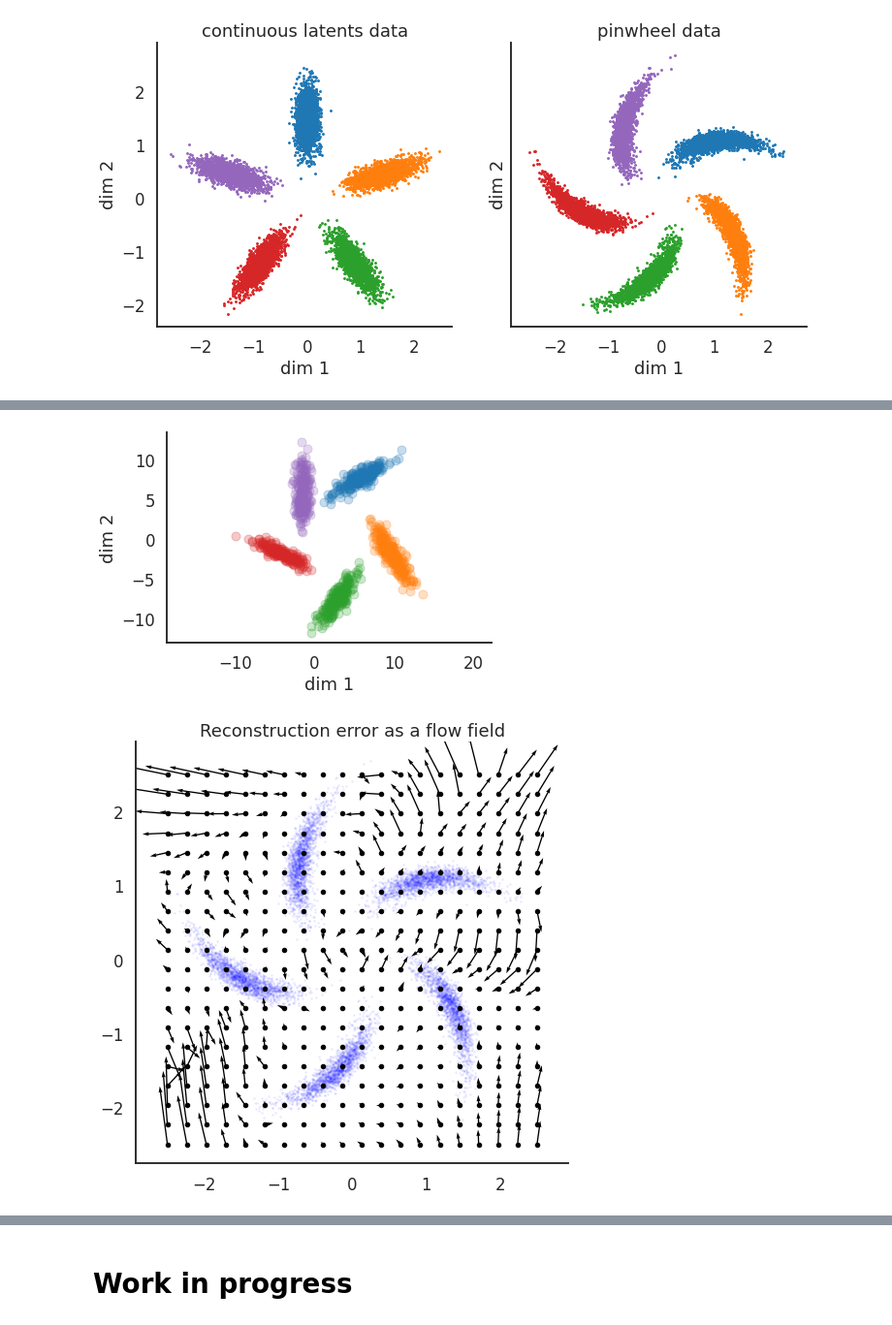
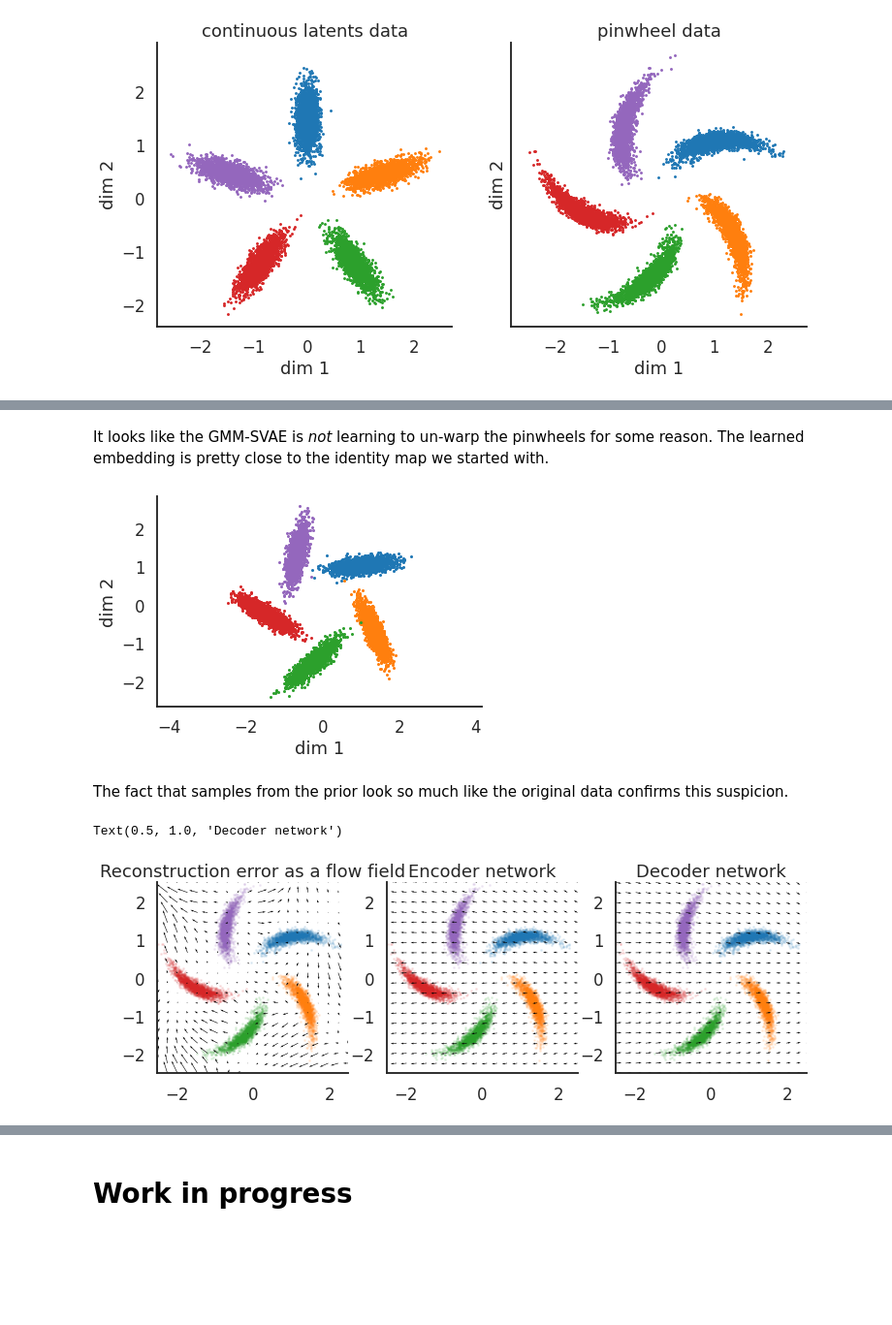
Before and after one commit to lindermanlab/hackathons, a Jupyter notebook: structured-vae.ipynb, the cells around one changed output, grey strips where cells are left out. Shown at 97% size. Cells and saved outputs as stored; diff of their text form; code cells hidden in the pictures; blank space fills up the shorter version.

```diff
--- a/structured-vae.ipynb
+++ b/structured-vae.ipynb
@@ -993,13 +1008,19 @@ elbos, params, posterior = gmm.fit(
 # Plot the ELBOs.
 fig, axs = plt.subplots(1, 2, figsize=(10, 5))
 axs[0].plot(elbos)
-axs[1].plot(elbos)
-axs[1].set_ylim(-10, 0)
+axs[0].set_ylim(-10, 0)
+axs[0].set_ylabel("elbo")
+
+axs[1].plot(kls, label="KL to prior")
+axs[1].plot(elbos + kls, label="expected LL")
+axs[1].set_ylim(-5, 5)
+axs[1].set_ylabel("elbo")
+axs[1].legend(loc="lower right")
 
 for ax in axs:
     ax.set_xlabel("iteration")
-    ax.set_ylabel("elbo")
     sns.despine(ax=ax)
+    ax.grid(True)
 
 plt.tight_layout()
 # %% [output]
@@ -1021,9 +1042,7 @@ p_z, p_xs = gmm.prior(params[0])
 posterior = gmm.infer(params, data)
 q_z, q_x = posterior.q_z, posterior.q_x
 inferred_labels = np.argmax(q_z.logits, axis=1)
-
-# Reconstruct the data
-reconstructed_data = gmm.decode(params[2], (q_z.probs_parameter(), q_x.loc)).loc
+reconstructed_data = gmm.reconstruct(params, data).loc
 
 # Color the data by their inferred posterior
 fig, axs = plt.subplots(1, 3, figsize=(12, 6))
@@ -1056,34 +1075,51 @@ plt.tight_layout()
+# %% [markdown]
+It looks like the GMM-SVAE is *not* learning to un-warp the pinwheels for some reason.  The learned embedding is pretty close to the identity map we started with.
 # %%
 # Sample
-z, x, y = gmm.sample(jax.random.PRNGKey(1), params[0], params[2], sample_shape=1000)
+z, x, y = gmm.sample(jax.random.PRNGKey(1), params[0], params[2], sample_shape=10000)
 for k in range(gmm.num_clusters):
-    plt.plot(x[z==k, 0], x[z==k, 1], 'o', alpha=0.25)
+    plt.plot(y[z==k, 0], y[z==k, 1], 'o', alpha=1.0, ms=2)
 
 plt.axis("equal")
 plt.xlabel("dim 1")
 plt.ylabel("dim 2")
 sns.despine()
 # %% [output]
-[figure, old version]
+[figure, new version]
+# %% [markdown]
+The fact that samples from the prior look so much like the original data confirms this suspicion.
 # %%
 # Look at how the recognition network changes the data
 X, Y = np.meshgrid(np.linspace(-2.5, 2.5, 20),
                    np.linspace(-2.5, 2.5, 20))
 
 xy = np.column_stack((X.ravel(), Y.ravel()))
 xy_rec = gmm.recognize(params[1], xy).loc
 xy_dec = gmm.decode(params[2], (None, xy_rec)).loc
 dxy = xy_dec - xy
 
-plt.figure(figsize=(8, 8))
-plt.scatter(data[:, 0], data[:, 1], s=2, color='b', alpha=0.05)
-plt.quiver(xy[:,0], xy[:,1], dxy[:,0], dxy[:,1], angles='xy')
-plt.plot(xy[:,0], xy[:,1], '.k')
-# plt.plot(xy_dec[:,0], xy_dec[:,1], '.r')
-plt.xlim(-2.5, 2.5)
-plt.ylim(-2.5, 2.5)
-plt.axis("equal")
-plt.title("Reconstruction error as a flow field")
-sns.despine()
+fig, axs = plt.subplots(1, 3, figsize=(12, 8))
+
+for ax in axs:
+    for k in range(labels.max() + 1):
+        ax.scatter(data[labels == k, 0], data[labels == k, 1],
+                    alpha=0.1, s=2)
+
+
+axs[0].quiver(xy[:,0], xy[:,1], (xy_dec - xy)[:,0], (xy_dec - xy)[:,1], angles='xy')
+axs[1].quiver(xy[:,0], xy[:,1], (xy_rec - xy)[:,0], (xy_rec - xy)[:,1], angles='xy')
+axs[2].quiver(xy[:,0], xy[:,1], (xy_dec - xy_rec)[:,0], (xy_dec - xy_rec)[:,1], angles='xy')
+# plt.plot(xy[:,0], xy[:,1], '.k')
+
+for ax in axs:
+    ax.set_xlim(-2.5, 2.5)
+    ax.set_ylim(-2.5, 2.5)
+    ax.set_aspect("equal")
+    sns.despine()
+
+axs[0].set_title("Reconstruction error as a flow field")
+axs[1].set_title("Encoder network")
+axs[2].set_title("Decoder network")
 # %% [output]
+Text(0.5, 1.0, 'Decoder network')
-[figure, old version]
+[figure, new version]
```
Also changed, not shown: parts of 24 cells of this notebook.
